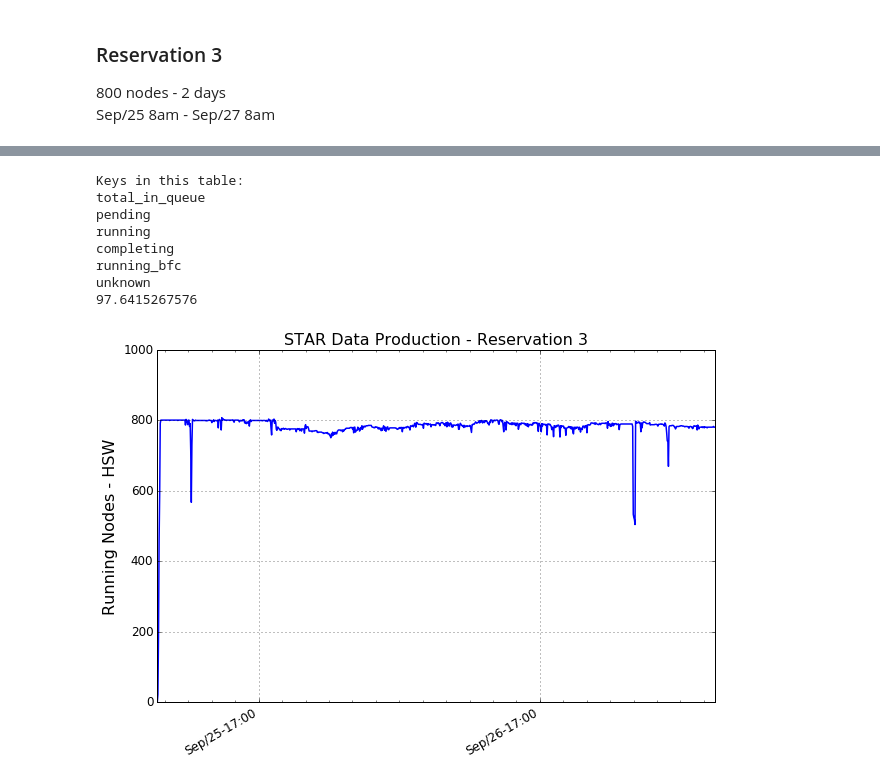
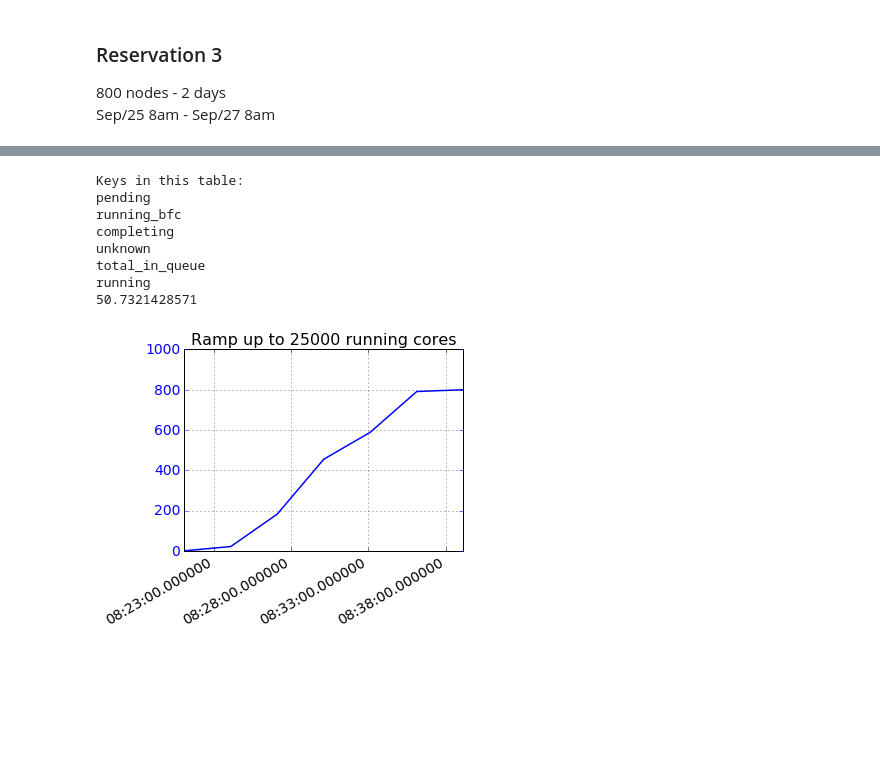
Before and after one commit to MustafaMustafa/star-cori, a Jupyter notebook: analysis/plot_reservation_stats.ipynb, the cells around one changed output, grey strips where cells are left out. Cells and saved outputs as stored; diff of their text form; code cells hidden in the pictures; blank space fills up the shorter version.

Commit message:
Update res 3 plots

```diff
--- a/analysis/plot_reservation_stats.ipynb
+++ b/analysis/plot_reservation_stats.ipynb
@@ -32,16 +32,18 @@ def get_stats(coll, table, start_date, end_date):
 
     return timestamps, vals
 # %%
-axis_fontsize = 16
+axis_fontsize = 18
 legend_fontsize = 16
+label_fontsize = 14
+title_fontsize = 18
 
-def draw(ax, timestamps, data, label=None):
-    plt.plot_date(timestamps, data, '-', label=label, linewidth=1.5);
+def draw(ax, timestamps, data, label=None, fmt='-', c='b'):
+    plt.plot_date(timestamps, data, fmt, c=c, label=label, linewidth=1.5);
 
     ax.set_xlim(timestamps[0] , timestamps[-1])
 
     ax.xaxis.set_major_locator(DayLocator())
-    #ax.xaxis.set_minor_locator(HourLocator(np.arange(0, 25, 2)))
+    ax.xaxis.set_minor_locator(HourLocator(np.arange(0, 25, 2)))
     ax.xaxis.set_major_formatter(DateFormatter('%b/%d-%H:%M', tz=pst_tz))
     fig.autofmt_xdate()
     plt.xticks(fontsize=12)
@@ -238,34 +333,37 @@ Sep/25 8am - Sep/27 8am
 # %%
 start_dt = datetime.datetime(2017, 9, 25, 8, 20, 0, 0)
 #end_dt = datetime.datetime.now()
 end_dt = datetime.datetime(2017, 9, 27, 8, 0, 0, 0)
+end_dt = datetime.datetime(2017, 9, 25, 8, 40, 0, 0)
 
 job_stats_res2 = get_stats(jobs_validator_coll, table='stats', start_date=start_dt, end_date=end_dt)
 
-fig, ax = plt.subplots(figsize=(10,7))
 tot = [sum(x) for x in zip(job_stats_res2[1]['completing'], job_stats_res2[1]['running'], job_stats_res2[1]['unknown'])]
-draw(ax, job_stats_res2[0], tot)
+
+fig, ax1 = plt.subplots(figsize=(5,4))
+draw(ax, job_stats_res2[0], tot, label='Running cores')
+ax1.tick_params('y', colors='b', labelsize=label_fontsize)
+ax1.tick_params('x', labelsize=label_fontsize)
 
 efficiency = 100*np.mean(job_stats_res2[1]['running'])/800.
 efficiency = 100*np.mean(tot)/800.
 print(efficiency)
-#plt.text(2, 30, "Efficiency", fontsize=15)
 
 plt.ylim(0,1000)
-plt.ylabel('Running Nodes - HSW', fontsize=axis_fontsize)
-plt.title('STAR Data Production - Reservation 3', fontsize=legend_fontsize)
-#plt.legend(loc=3, fontsize=legend_fontsize)
-plt.savefig('nodes_res3.png')
+#plt.ylabel('#Running Cori Phase-I Nodes', fontsize=axis_fontsize, color='b')
+plt.title('Ramp up to 25000 running cores', fontsize=title_fontsize-2)
+
+plt.savefig('res3_rampup.png')
 # %% [output]
 Keys in this table:
+pending
+running_bfc
+completing
+unknown
 total_in_queue
-pending
 running
-completing
-running_bfc
-unknown
-97.6415267576
+50.7321428571
-[figure, old version]
+[figure, new version]
 # %%
 job_accum_stats = get_stats(jobs_validator_coll, table='accum_stats', start_date=start_dt, end_date=end_dt)
 
```
Also changed, not shown: parts of 12 cells of this notebook.
